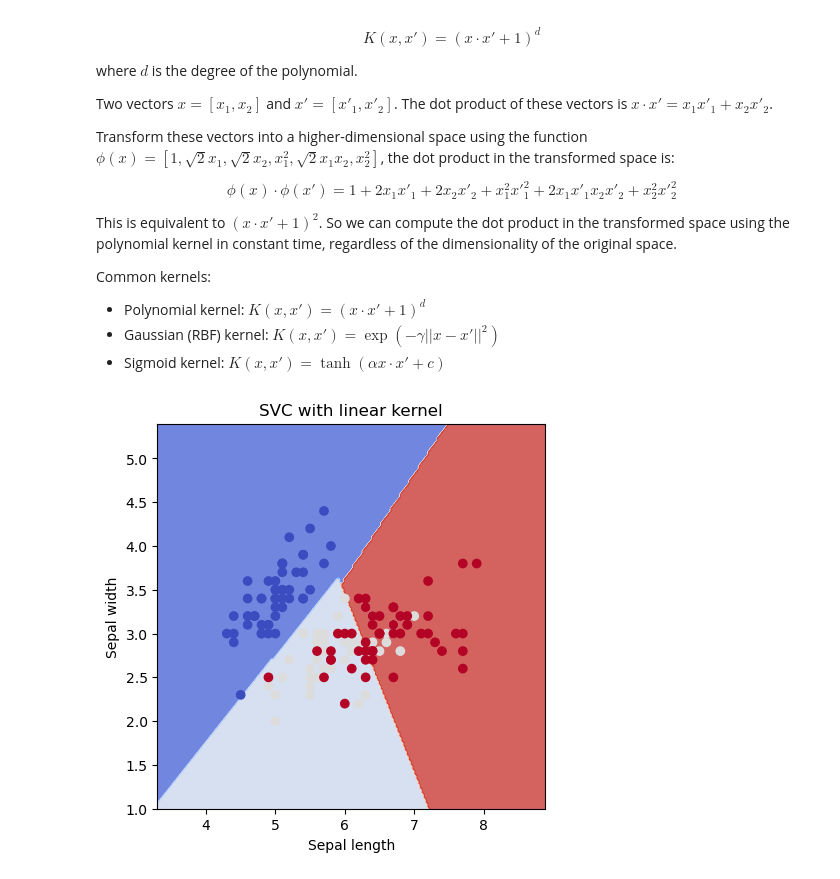
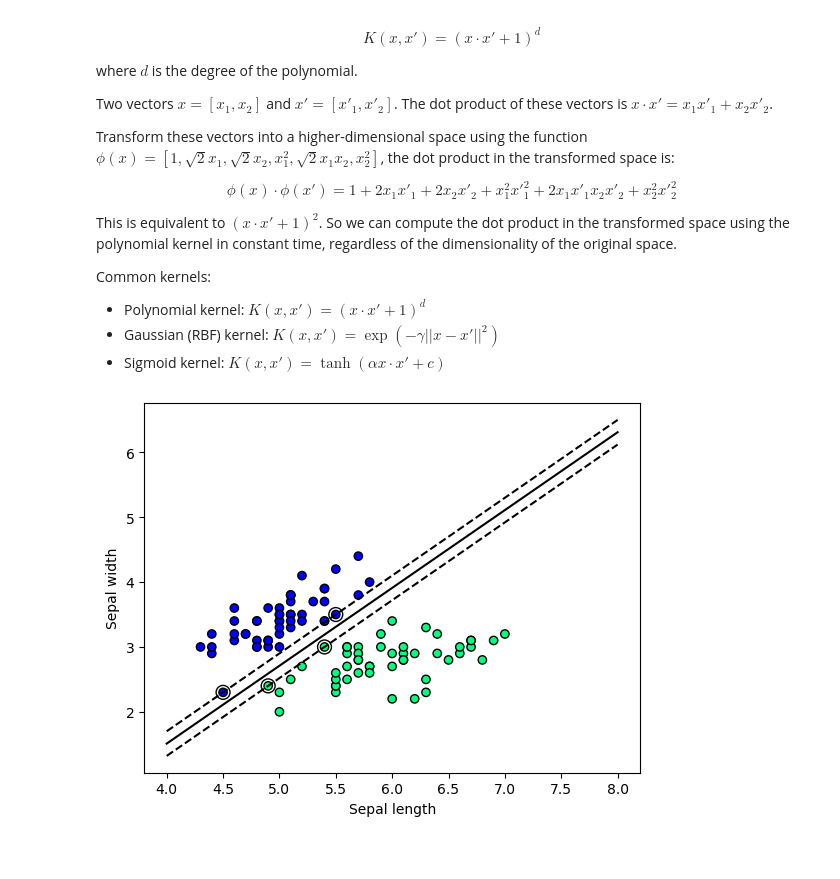
Before and after one commit to hc-sun/python-data-science, a Jupyter notebook: machine_learning.ipynb, the cells around one changed output. Saved outputs shown, nothing was run; the diff lists cells and outputs as text; code cells hidden in the pictures.

Commit message:
updated linear svm plot with hyperplane

```diff
--- a/machine_learning.ipynb
+++ b/machine_learning.ipynb
@@ -466,29 +466,41 @@ Common kernels:
 - Polynomial kernel: $K(x, x') = (x \cdot x' + 1)^d$
 - Gaussian (RBF) kernel: $K(x, x') = \exp(-\gamma ||x - x'||^2)$
 - Sigmoid kernel: $K(x, x') = \tanh(\alpha x \cdot x' + c)$
-# %%
-from sklearn.svm import SVC
-
-iris = datasets.load_iris()
-X = iris.data[:, :2]
-y = iris.target
-
-model = SVC(kernel='linear')
-model.fit(X, y)
-
-x_min, x_max = X[:, 0].min() - 1, X[:, 0].max() + 1
-y_min, y_max = X[:, 1].min() - 1, X[:, 1].max() + 1
-h = (x_max / x_min)/100
-xx, yy = np.meshgrid(np.arange(x_min, x_max, h), np.arange(y_min, y_max, h))
-Z = model.predict(np.c_[xx.ravel(), yy.ravel()])
-Z = Z.reshape(xx.shape)
-
-plt.figure(figsize=(5, 5))
-plt.contourf(xx, yy, Z, cmap=plt.cm.coolwarm, alpha=0.8)
-plt.scatter(X[:, 0], X[:, 1], c=y, cmap=plt.cm.coolwarm)
-plt.xlabel('Sepal length')
-plt.ylabel('Sepal width')
-plt.title('SVC with linear kernel')
-plt.show()
-# %% [output]
-[figure, removed]
+# %%
+from sklearn.svm import SVC
+
+iris = datasets.load_iris()
+
+# select only the first two classes and two features
+X = iris.data[:100, :2]
+y = iris.target[:100]
+
+clf = SVC(kernel='linear', C=100)
+clf.fit(X, y)
+
+w = clf.coef_[0]
+a = -w[0] / w[1]
+xx = np.linspace(4, 8)
+yy = a * xx - (clf.intercept_[0]) / w[1]
+
+# hyperplane
+plt.plot(xx, yy, 'k-')
+
+# margin
+b = clf.support_vectors_[0]
+yy_down = a * xx + (b[1] - a * b[0])
+b = clf.support_vectors_[-1]
+yy_up = a * xx + (b[1] - a * b[0])
+
+# plot margins and support vectors
+plt.scatter(clf.support_vectors_[:, 0], clf.support_vectors_[:, 1], s=100, facecolors='none', edgecolors='k')
+plt.plot(xx, yy_down, 'k--')
+plt.plot(xx, yy_up, 'k--')
+
+plt.scatter(X[:, 0], X[:, 1], c=y, cmap=plt.cm.winter, edgecolors='k')
+plt.xlabel('Sepal length')
+plt.ylabel('Sepal width')
+
+plt.show()
+# %% [output]
+[figure, added]
```
